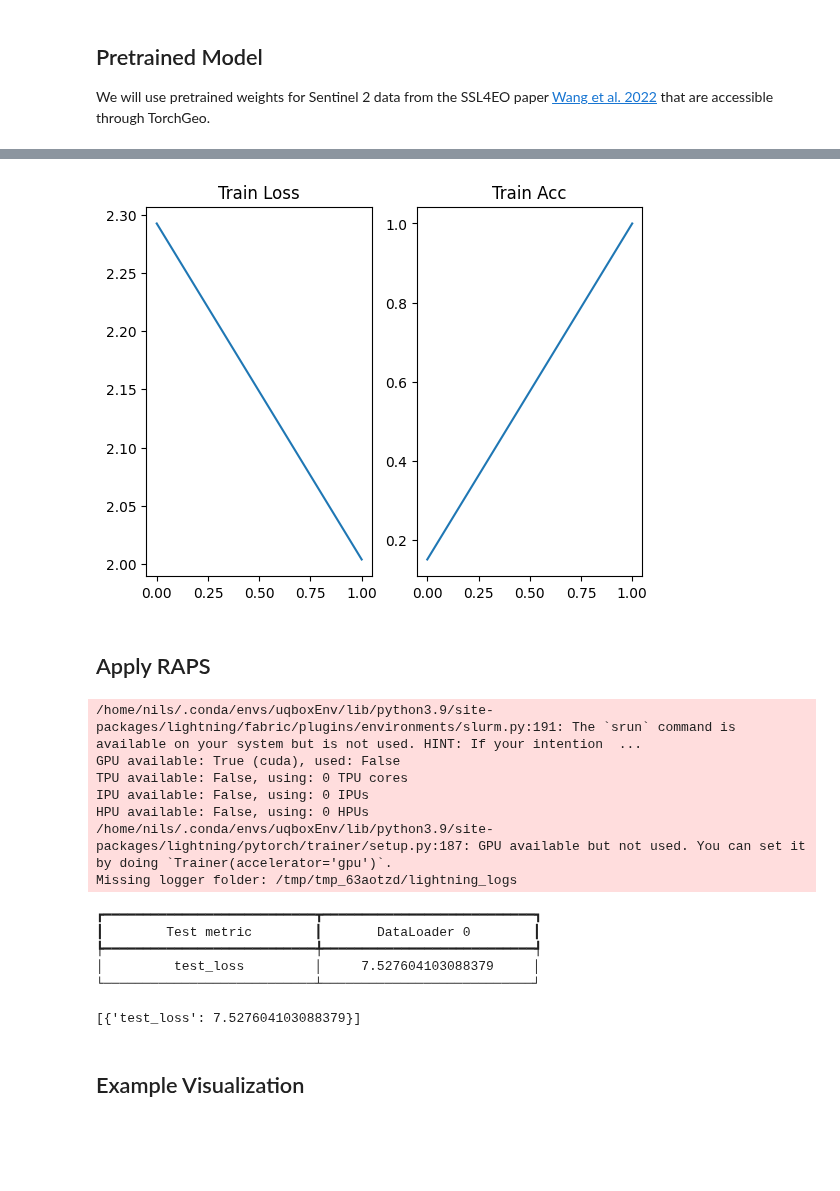
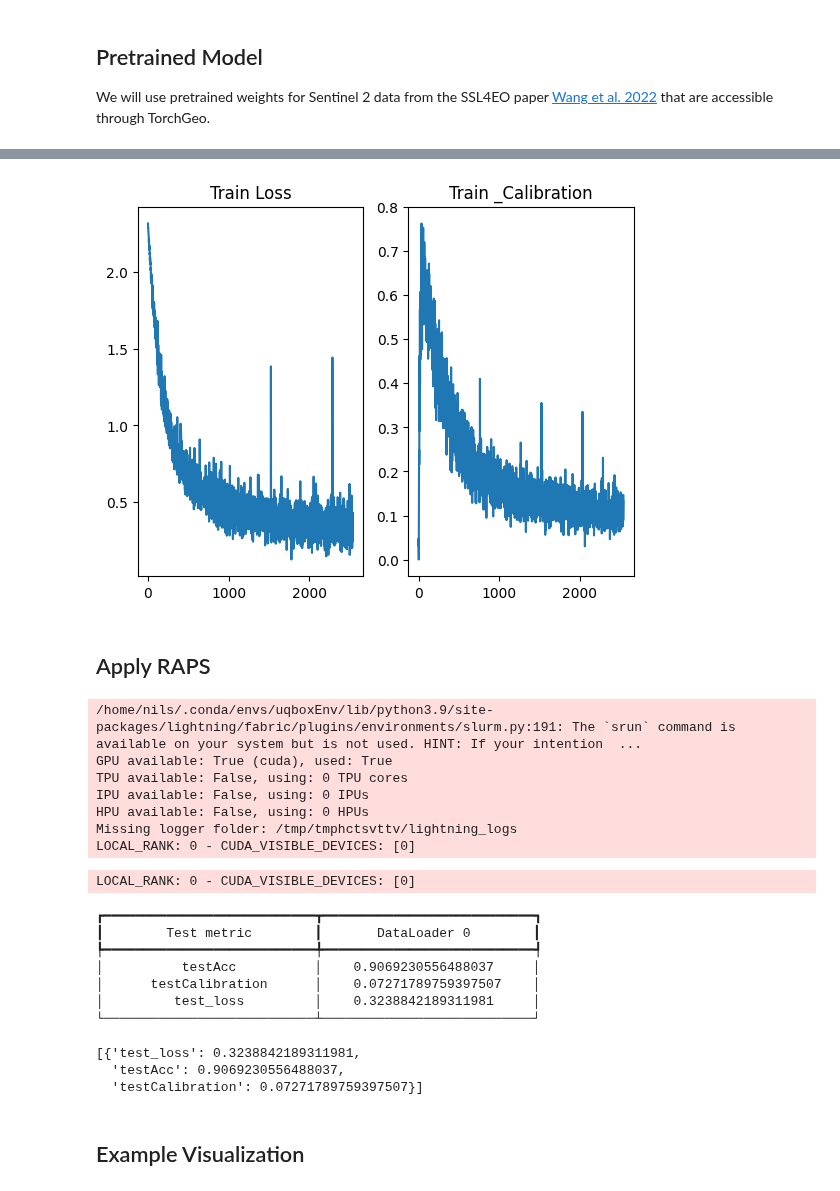
Before and after one commit to lightning-uq-box/lightning-uq-box, a Jupyter notebook: docs/tutorials/earth_observation/raps.ipynb, the cells around one changed output, grey strips where cells are left out. Saved outputs shown, nothing was run; the diff lists cells and outputs as text; code cells hidden in the pictures; blank space fills up the shorter version.

Commit message:
log metrics, add calibration

```diff
--- a/docs/tutorials/earth_observation/raps.ipynb
+++ b/docs/tutorials/earth_observation/raps.ipynb
@@ -81,7 +221,7 @@ Loaded model weights from the checkpoint at /tmp/tmpzo7rdl3t/lightning_logs/vers
 # %%
-fig = plot_training_metrics(os.path.join(base_dir, "lightning_logs"), "Acc")
+fig = plot_training_metrics(os.path.join(base_dir, "lightning_logs"), "_Calibration")
 # %% [output]
-[figure, old version]
+[figure, new version]
 # %% [markdown]
 ## Apply RAPS
 # %%
@@ -91,25 +231,30 @@ raps.input_key = "image"
 raps.target_key = "label"
 
 raps_trainer = Trainer(
-    accelerator="cpu", default_root_dir=raps_dir, inference_mode=False
+    devices=[0], accelerator="gpu", default_root_dir=raps_dir, inference_mode=False
 )
 
-raps_trainer.validate(raps, dataloaders=datamodule.val_dataloader())
-raps_trainer.test(raps, dataloaders=datamodule.val_dataloader())
+raps_trainer.validate(raps, dataloaders=calib_loader)
+raps_trainer.test(raps, dataloaders=val_loader)
 # %% [output]
 /home/nils/.conda/envs/uqboxEnv/lib/python3.9/site-packages/lightning/fabric/plugins/environments/slurm.py:191: The `srun` command is available on your system but is not used. HINT: If your intention  ...
-GPU available: True (cuda), used: False
+GPU available: True (cuda), used: True
 TPU available: False, using: 0 TPU cores
 IPU available: False, using: 0 IPUs
 HPU available: False, using: 0 HPUs
-/home/nils/.conda/envs/uqboxEnv/lib/python3.9/site-packages/lightning/pytorch/trainer/setup.py:187: GPU available but not used. You can set it by doing `Trainer(accelerator='gpu')`.
-Missing logger folder: /tmp/tmp_63aotzd/lightning_logs
+Missing logger folder: /tmp/tmphctsvttv/lightning_logs
+LOCAL_RANK: 0 - CUDA_VISIBLE_DEVICES: [0]
-┏━━━━━━━━━━━━━━━━━━━━━━━━━━━┳━━━━━━━━━━━━━━━━━━━━━━━━━━━┓
-┃        Test metric        ┃       DataLoader 0        ┃
-┡━━━━━━━━━━━━━━━━━━━━━━━━━━━╇━━━━━━━━━━━━━━━━━━━━━━━━━━━┩
-│         test_loss         │     7.527604103088379     │
-└───────────────────────────┴───────────────────────────┘
+LOCAL_RANK: 0 - CUDA_VISIBLE_DEVICES: [0]
-[{'test_loss': 7.527604103088379}]
+┏━━━━━━━━━━━━━━━━━━━━━━━━━━━┳━━━━━━━━━━━━━━━━━━━━━━━━━━━┓
+┃        Test metric        ┃       DataLoader 0        ┃
+┡━━━━━━━━━━━━━━━━━━━━━━━━━━━╇━━━━━━━━━━━━━━━━━━━━━━━━━━━┩
+│          testAcc          │    0.9069230556488037     │
+│      testCalibration      │    0.07271789759397507    │
+│         test_loss         │    0.3238842189311981     │
+└───────────────────────────┴───────────────────────────┘
+[{'test_loss': 0.3238842189311981,
+  'testAcc': 0.9069230556488037,
+  'testCalibration': 0.07271789759397507}]
 # %% [markdown]
 ## Example Visualization
 # %%
```
Also changed, not shown: parts of 15 cells of this notebook, 2 other files.
